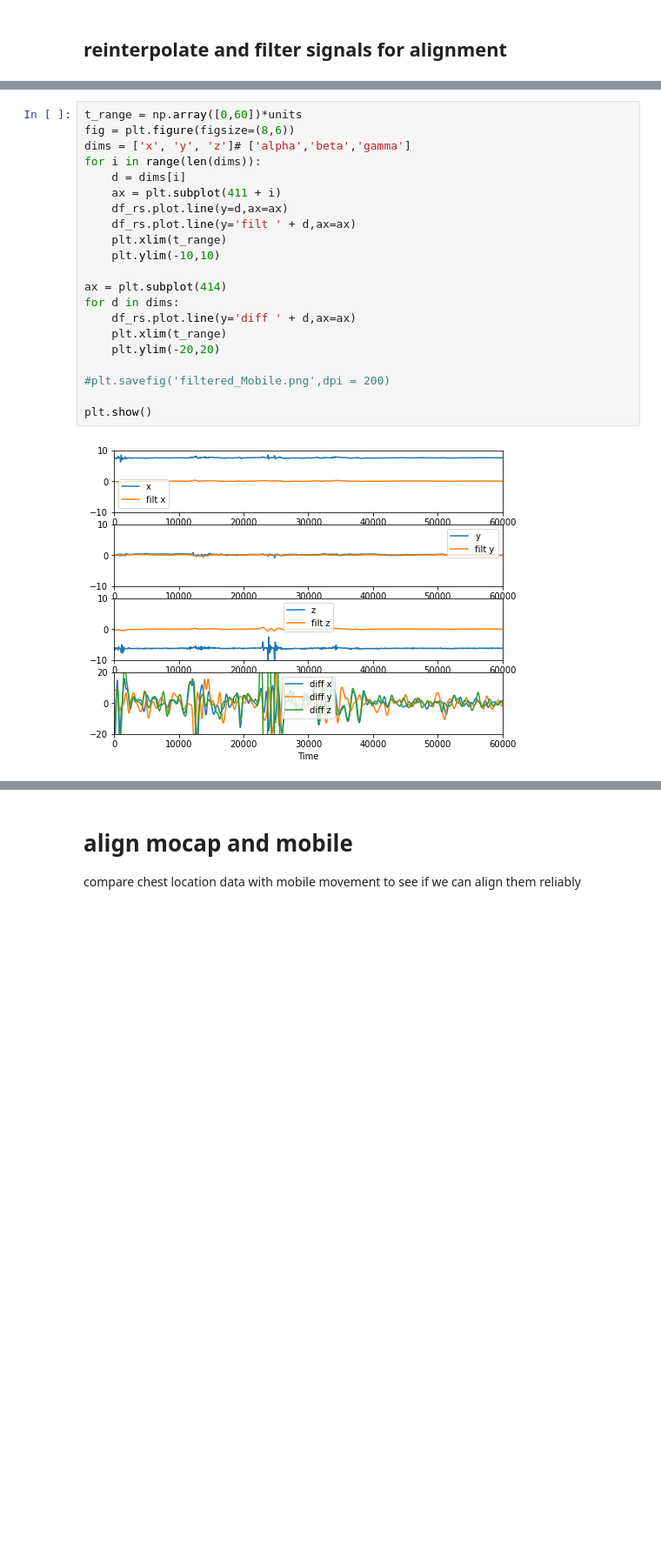
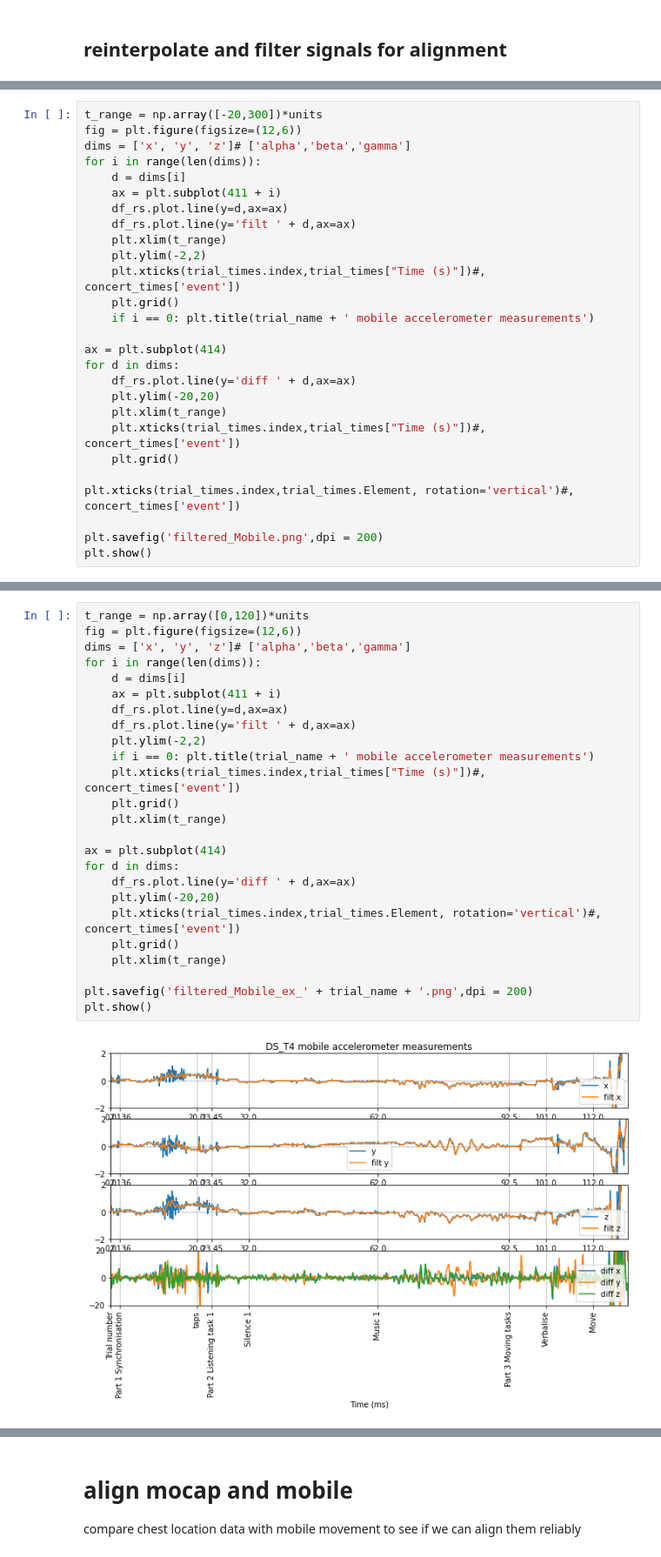
Before and after one commit to finn42/MusicLab_aligning, a Jupyter notebook: Aligning_signals.ipynb, the cells around one changed output, grey strips where cells are left out. Shown at 87% size. Saved outputs shown, nothing was run; the diff lists cells and outputs as text; blank space fills up the shorter version.

```diff
--- a/Aligning_signals.ipynb
+++ b/Aligning_signals.ipynb
@@ -88,0 +124,27 @@ mob_rs = df_rs.copy()
+# %%
+t_range = np.array([-20,300])*units
+fig = plt.figure(figsize=(12,6))
+dims = ['x', 'y', 'z']# ['alpha','beta','gamma']
+for i in range(len(dims)):
+    d = dims[i]
+    ax = plt.subplot(411 + i)
+    df_rs.plot.line(y=d,ax=ax)
+    df_rs.plot.line(y='filt ' + d,ax=ax)
+    plt.xlim(t_range)
+    plt.ylim(-2,2)
+    plt.xticks(trial_times.index,trial_times["Time (s)"])#, concert_times['event'])
+    plt.grid()
+    if i == 0: plt.title(trial_name + ' mobile accelerometer measurements')
+
+ax = plt.subplot(414)
+for d in dims:
+    df_rs.plot.line(y='diff ' + d,ax=ax)
+    plt.ylim(-20,20)
+    plt.xlim(t_range)
+    plt.xticks(trial_times.index,trial_times["Time (s)"])#, concert_times['event'])
+    plt.grid()
+
+plt.xticks(trial_times.index,trial_times.Element, rotation='vertical')#, concert_times['event'])
+
+plt.savefig('filtered_Mobile.png',dpi = 200)
+plt.show()
@@ -89,25 +153,29 @@ mob_rs = df_rs.copy()
 # %%
-t_range = np.array([0,60])*units
-fig = plt.figure(figsize=(8,6))
+t_range = np.array([0,120])*units
+fig = plt.figure(figsize=(12,6))
 dims = ['x', 'y', 'z']# ['alpha','beta','gamma']
 for i in range(len(dims)):
     d = dims[i]
     ax = plt.subplot(411 + i)
     df_rs.plot.line(y=d,ax=ax)
     df_rs.plot.line(y='filt ' + d,ax=ax)
+    plt.ylim(-2,2)
+    if i == 0: plt.title(trial_name + ' mobile accelerometer measurements')
+    plt.xticks(trial_times.index,trial_times["Time (s)"])#, concert_times['event'])
+    plt.grid()
     plt.xlim(t_range)
-    plt.ylim(-10,10)
 
 ax = plt.subplot(414)
 for d in dims:
     df_rs.plot.line(y='diff ' + d,ax=ax)
+    plt.ylim(-20,20)
+    plt.xticks(trial_times.index,trial_times.Element, rotation='vertical')#, concert_times['event'])
+    plt.grid()
     plt.xlim(t_range)
-    plt.ylim(-20,20)
 
-#plt.savefig('filtered_Mobile.png',dpi = 200)
-
+plt.savefig('filtered_Mobile_ex_' + trial_name + '.png',dpi = 200)
 plt.show()
 # %% [output]
-[figure, old version]
+[figure, new version]
 # %%
 resp = pd.DataFrame()
```
Also changed, not shown: parts of 35 cells of this notebook.
